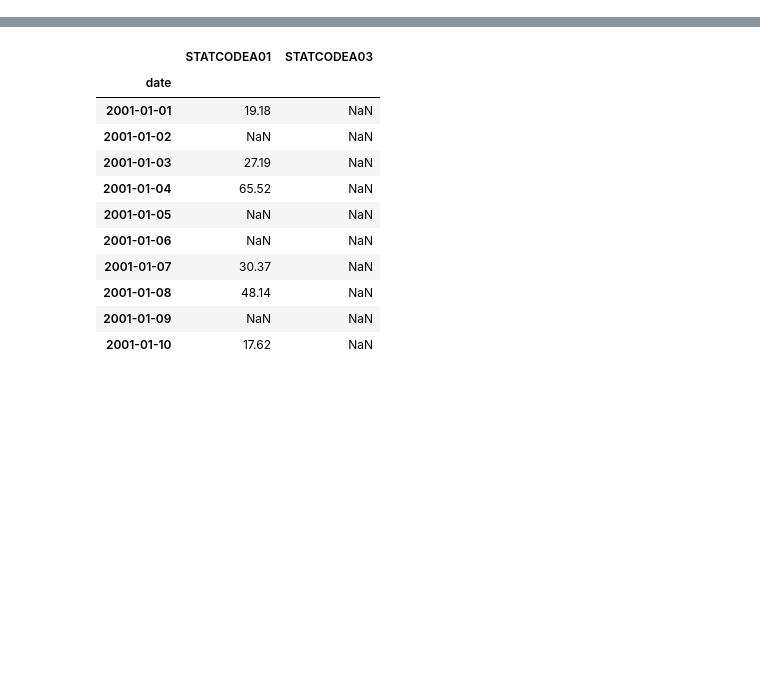
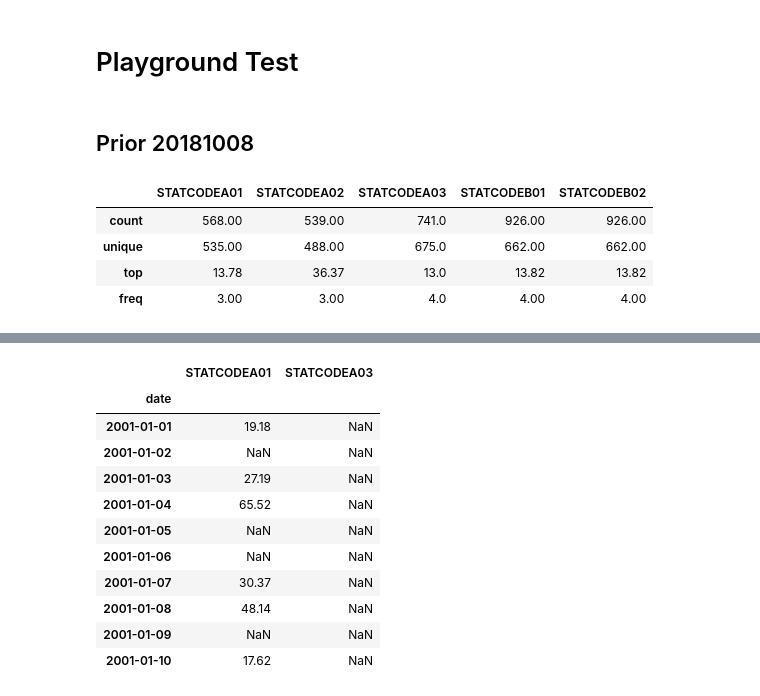
Before and after one commit to hidrokit/hidrokit, a Jupyter notebook: src/Playground.ipynb, the cells around one changed output, grey strips where cells are left out. Cells and saved outputs as stored; diff of their text form; code cells hidden in the pictures; blank space fills up the shorter version.

```diff
--- a/src/Playground.ipynb
+++ b/src/Playground.ipynb
@@ -1,3 +1,15 @@
+# %% [markdown]
+# Playground Test
+# %% [markdown]
+## Prior 20181008
+# %%
+df.describe()
+# %% [output]
+|  | STATCODEA01 | STATCODEA02 | STATCODEA03 | STATCODEB01 | STATCODEB02 |
+| count | 568.00 | 539.00 | 741.0 | 926.00 | 926.00 |
+| unique | 535.00 | 488.00 | 675.0 | 662.00 | 662.00 |
+| top | 13.78 | 36.37 | 13.0 | 13.82 | 13.82 |
+| freq | 3.00 | 3.00 | 4.0 | 4.00 | 4.00 |
 # %%
 from dataprep import multi_read_data
 import pandas as pd
```
Also changed, not shown: parts of 13 cells of this notebook, 5 other files.
